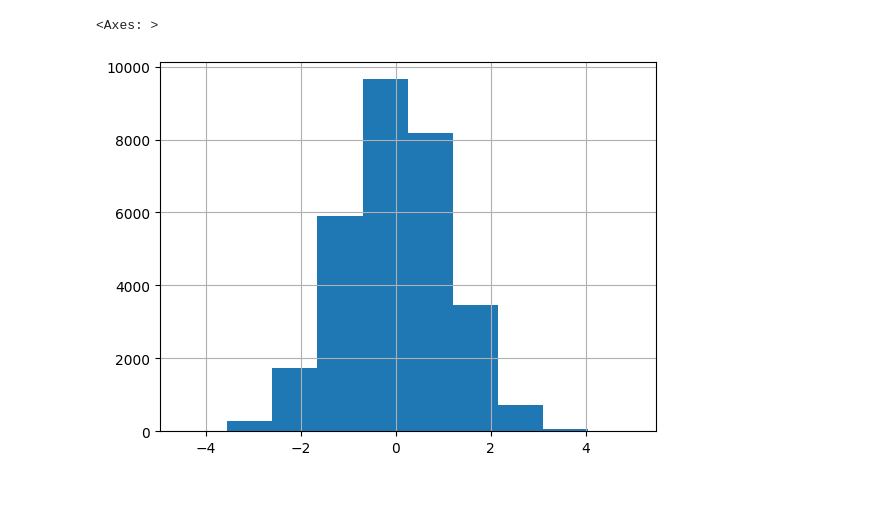
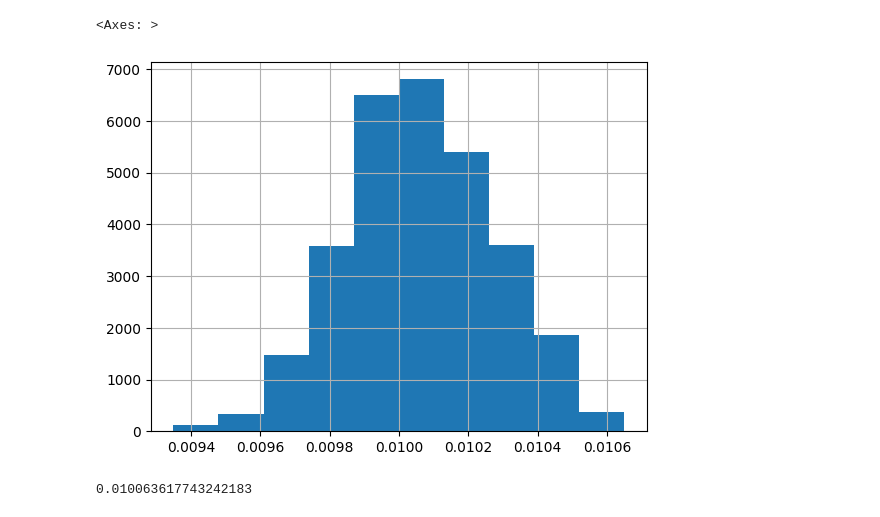
Before and after one commit to edgar-maddocks/IMC, a Jupyter notebook: coconuts/data.ipynb, the cells around one changed output. Cells and saved outputs as stored; diff of their text form; code cells hidden in the pictures.

```diff
--- a/coconuts/data.ipynb
+++ b/coconuts/data.ipynb
@@ -61,0 +27,25 @@ plt.show()
+# %%
+from statistics import NormalDist
+from scipy.optimize import newton
+
+def black_scholes_price(S, K, t, r, sigma, option_type='call'):
+    d1 = (np.log(S / K) + (r + 0.5 * sigma**2) * t) / (sigma * np.sqrt(t))
+    d2 = d1 - sigma * np.sqrt(t)
+    price = S * NormalDist().cdf(d1) - K * np.exp(-r * t) * NormalDist().cdf(d2)
+    return price
+
+def implied_volatility(market_price, S, K, t, r, initial_guess=0.2):
+    objective_function = lambda sigma: black_scholes_price(S, K, t, r, sigma) - market_price
+    return newton(objective_function, initial_guess)
+
+K = 10000
+t = 250
+r = 0
+prices = []
+sigmas = []
+for i in range(len(coconut_coup_mid)):
+    S = coconut_mid.iloc[i]
+    mp = coconut_coup_mid.iloc[i]
+    sigma = implied_volatility(mp, S, K, t, r)
+    sigmas.append(sigma)
+    prices.append(black_scholes_price(S, K, t, r, sigma))
@@ -62 +124,10 @@ plt.show()
+# %%
+pd.Series(sigmas).hist()
+# %% [output]
+<Axes: >
+[figure, added]
+# %%
+np.mean(sigmas)
+# %% [output]
+0.010063617743242183
 # %%
@@ -67,5 +134,0 @@ troughs = premium[premium < 9283]
-# %%
-premium.diff().hist()
-# %% [output]
-<Axes: >
-[figure, removed]
```
Also changed, not shown: parts of 16 cells of this notebook, 19 other files.
